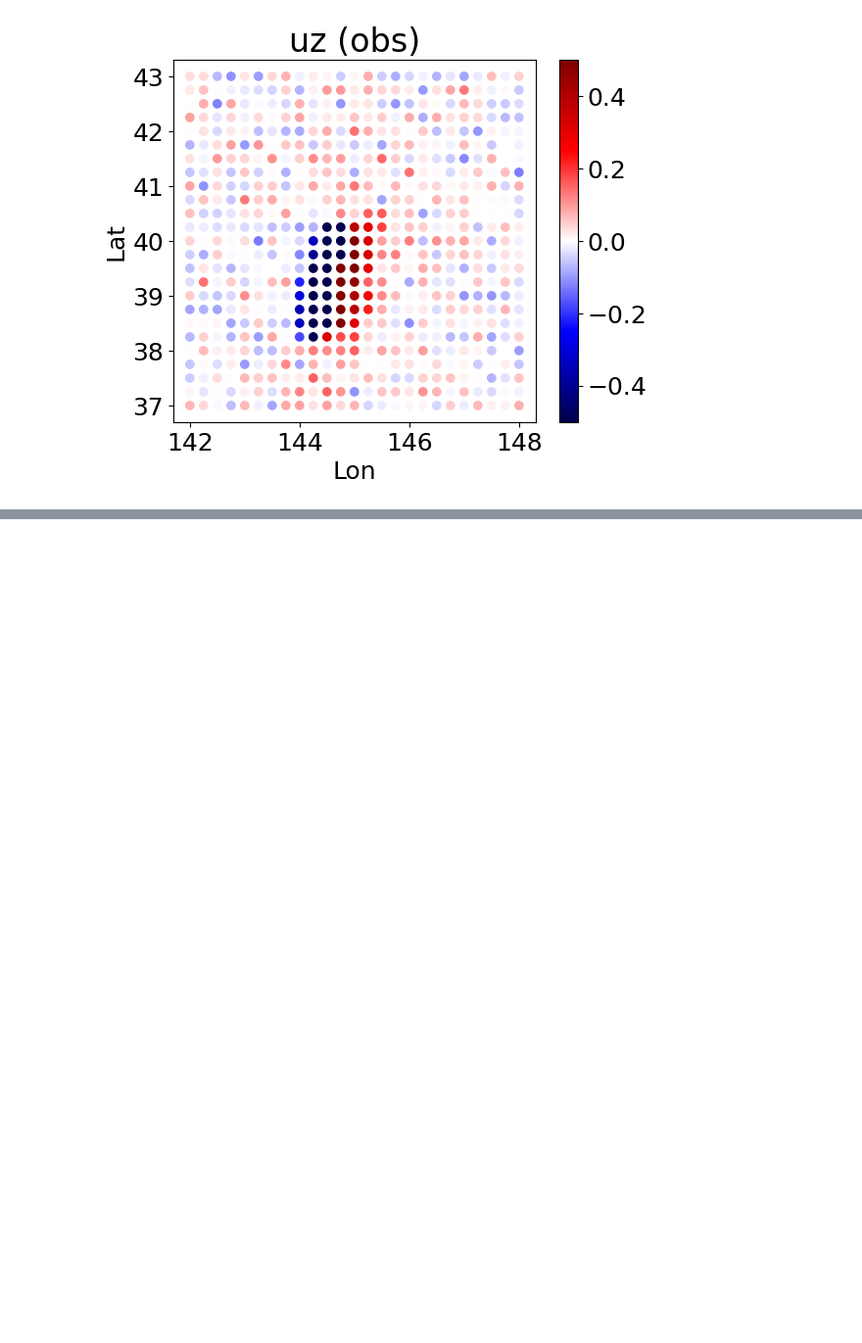
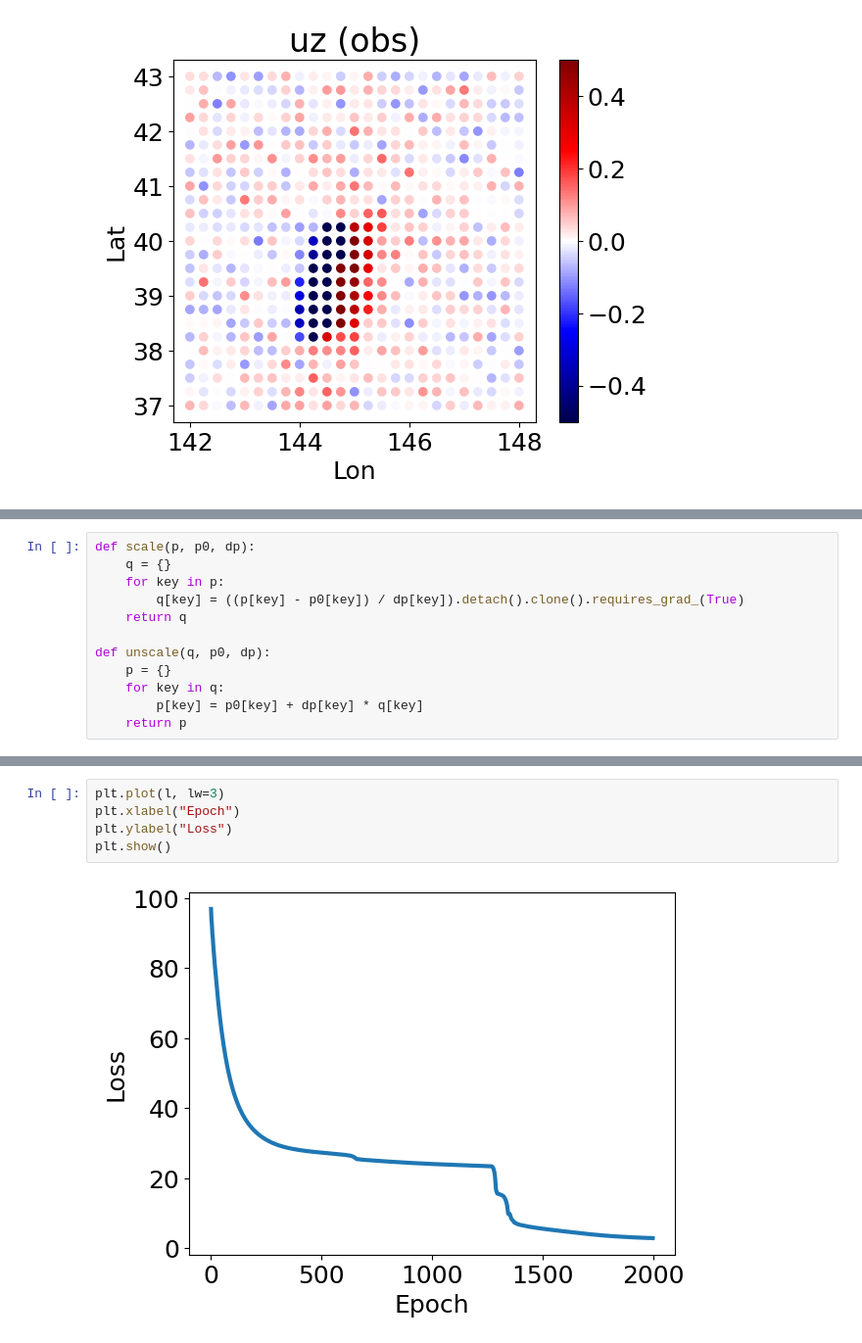
Before and after one commit to msomeya1/OkadaTorch, a Jupyter notebook: 6_OkadaWrapper_optimization.ipynb, the cells around one changed output, grey strips where cells are left out. Shown: that part at 98% size. Saved outputs shown, nothing was run; the diff lists cells and outputs as text; blank space fills up the shorter version.

```diff
--- a/6_OkadaWrapper_optimization.ipynb
+++ b/6_OkadaWrapper_optimization.ipynb
@@ -154 +143,13 @@ Actual applications would require more techniques.
+# %%
+def scale(p, p0, dp):
+    q = {}
+    for key in p:
+        q[key] = ((p[key] - p0[key]) / dp[key]).detach().clone().requires_grad_(True)
+    return q
+
+def unscale(q, p0, dp):
+    p = {}
+    for key in q:
+        p[key] = p0[key] + dp[key] * q[key]
+    return p
 # %%
@@ -231 +252,8 @@ Iteration 999: Loss = 2.505218142486406
+# %%
+plt.plot(l, lw=3)
+plt.xlabel("Epoch")
+plt.ylabel("Loss")
+plt.show()
+# %% [output]
+[figure, added]
 # %%
```
Also changed, not shown: parts of 15 cells of this notebook.
